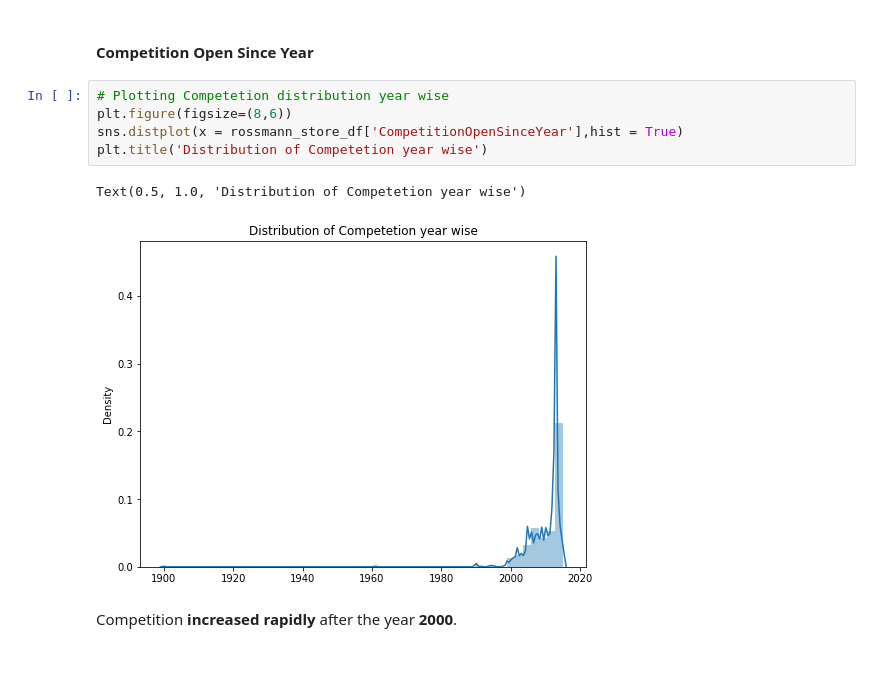
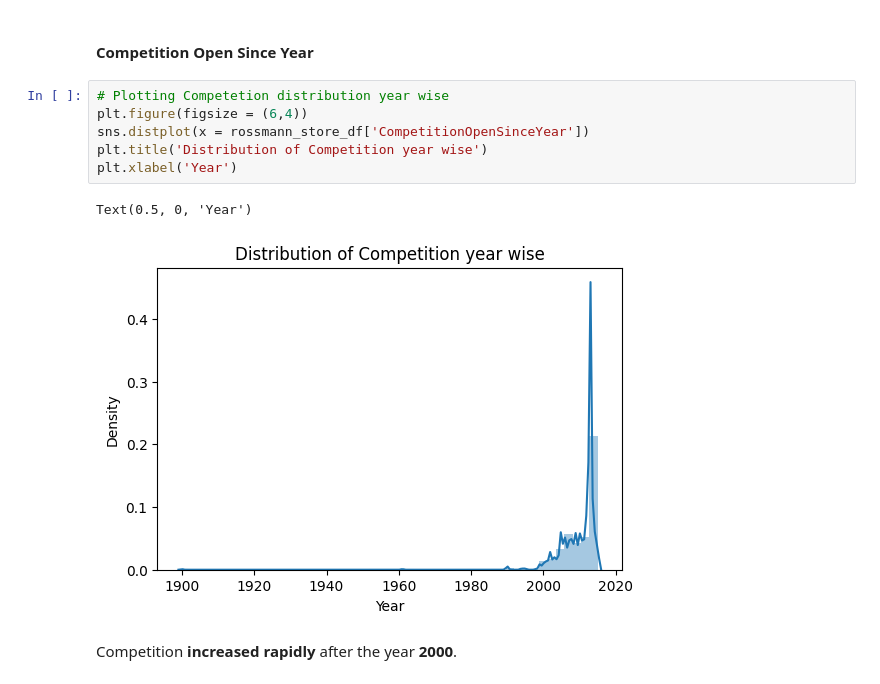
Before and after one commit to sahu-vishal/Rossmann-Sales-Prediction, a Jupyter notebook: Rossmann_Sales_Prediction_Capstone_Project.ipynb, the cells around one changed output. Drawn from its saved outputs; the diff is of its cells as text.

```diff
--- a/Rossmann_Sales_Prediction_Capstone_Project.ipynb
+++ b/Rossmann_Sales_Prediction_Capstone_Project.ipynb
@@ -320,12 +322,13 @@ Stores were opened most of the times.
 #### Competition Open Since Year
 # %%
 # Plotting Competetion distribution year wise
-plt.figure(figsize=(8,6))
-sns.distplot(x = rossmann_store_df['CompetitionOpenSinceYear'],hist = True)
-plt.title('Distribution of Competetion year wise')
+plt.figure(figsize = (6,4))
+sns.distplot(x = rossmann_store_df['CompetitionOpenSinceYear'])
+plt.title('Distribution of Competition year wise')
+plt.xlabel('Year')
 # %% [output]
-Text(0.5, 1.0, 'Distribution of Competetion year wise')
+Text(0.5, 0, 'Year')
-[figure, old version]
+[figure, new version]
 # %% [markdown]
 Competition **increased rapidly** after the year **2000**.
 # %% [markdown]
```
Also changed, not shown: parts of 50 cells of this notebook.
